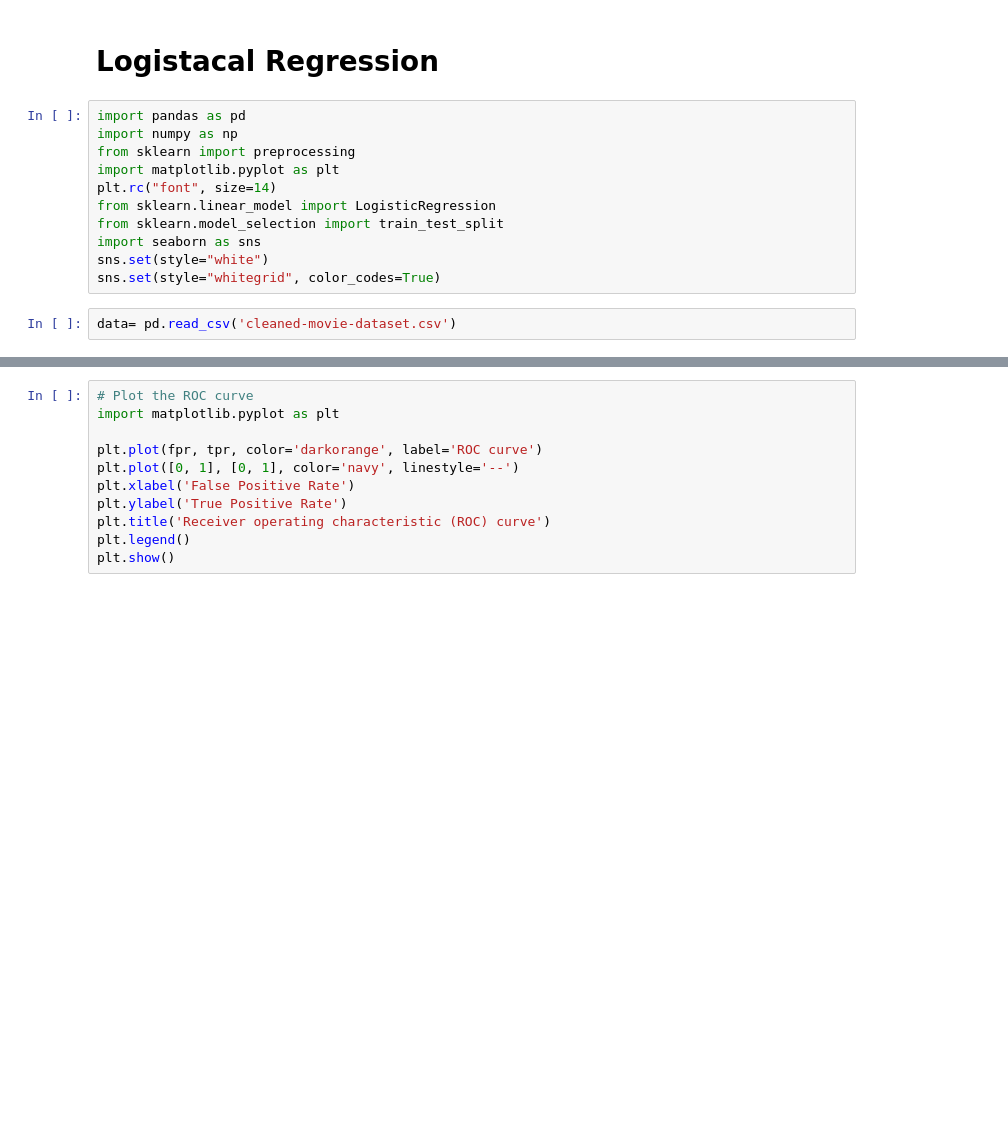
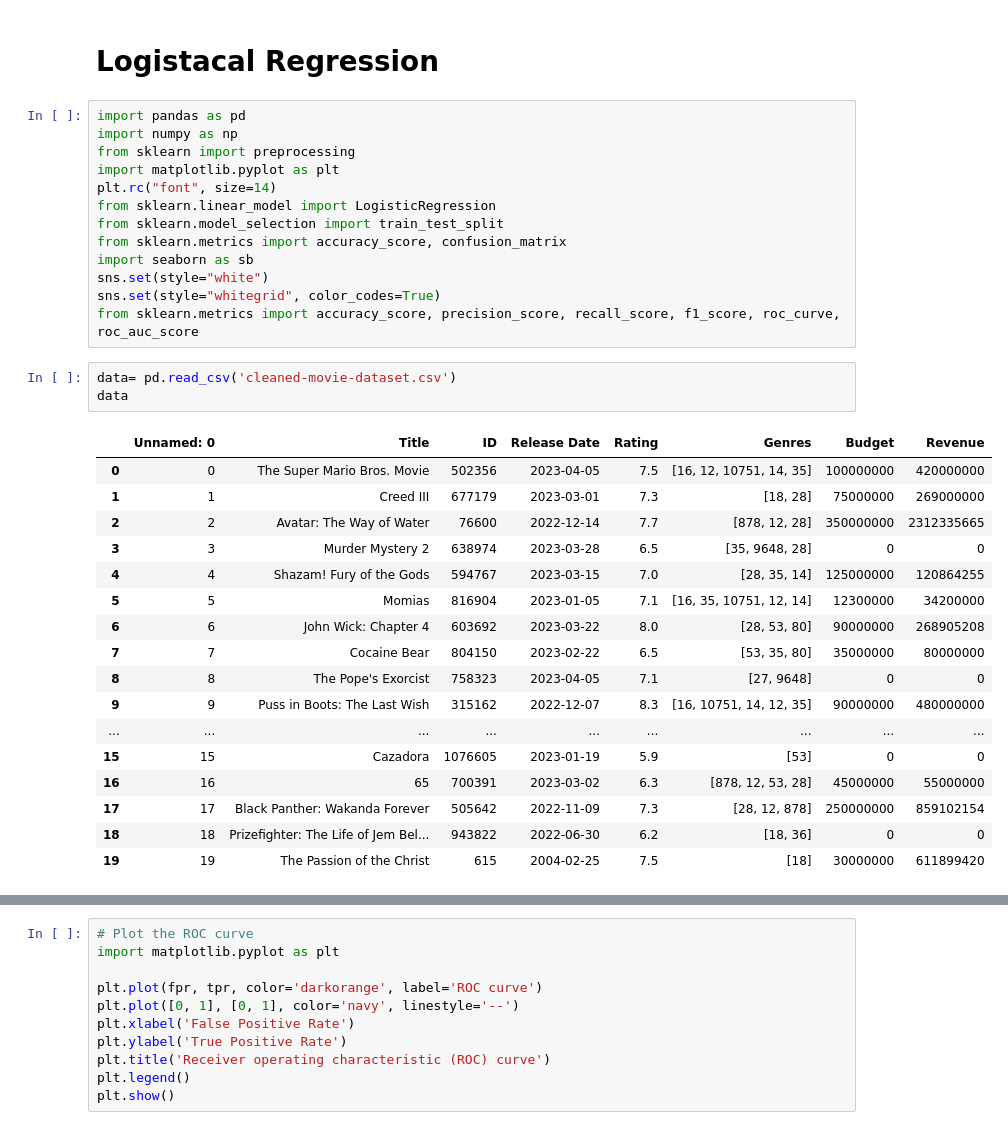
Before and after one commit to 123bros/Movie-Analysis, a Jupyter notebook: Logistical_regression-checkpoint.ipynb, the cells around one changed output, grey strips where cells are left out. Cells and saved outputs as stored; diff of their text form; blank space fills up the shorter version.

```diff
--- a/Logistical_regression-checkpoint.ipynb
+++ b/Logistical_regression-checkpoint.ipynb
@@ -8,11 +8,32 @@ import matplotlib.pyplot as plt
 plt.rc("font", size=14)
 from sklearn.linear_model import LogisticRegression
 from sklearn.model_selection import train_test_split
-import seaborn as sns
+from sklearn.metrics import accuracy_score, confusion_matrix
+import seaborn as sb
 sns.set(style="white")
 sns.set(style="whitegrid", color_codes=True)
+from sklearn.metrics import accuracy_score, precision_score, recall_score, f1_score, roc_curve, roc_auc_score
 # %%
 data= pd.read_csv('cleaned-movie-dataset.csv')
+data
+# %% [output]
+|  | Unnamed: 0 | Title | ID | Release Date | Rating | Genres | Budget | Revenue |
+| 0 | 0 | The Super Mario Bros. Movie | 502356 | 2023-04-05 | 7.5 | [16, 12, 10751, 14, 35] | 100000000 | 420000000 |
+| 1 | 1 | Creed III | 677179 | 2023-03-01 | 7.3 | [18, 28] | 75000000 | 269000000 |
+| 2 | 2 | Avatar: The Way of Water | 76600 | 2022-12-14 | 7.7 | [878, 12, 28] | 350000000 | 2312335665 |
+| 3 | 3 | Murder Mystery 2 | 638974 | 2023-03-28 | 6.5 | [35, 9648, 28] | 0 | 0 |
+| 4 | 4 | Shazam! Fury of the Gods | 594767 | 2023-03-15 | 7.0 | [28, 35, 14] | 125000000 | 120864255 |
+| 5 | 5 | Momias | 816904 | 2023-01-05 | 7.1 | [16, 35, 10751, 12, 14] | 12300000 | 34200000 |
+| 6 | 6 | John Wick: Chapter 4 | 603692 | 2023-03-22 | 8.0 | [28, 53, 80] | 90000000 | 268905208 |
+| 7 | 7 | Cocaine Bear | 804150 | 2023-02-22 | 6.5 | [53, 35, 80] | 35000000 | 80000000 |
+| 8 | 8 | The Pope's Exorcist | 758323 | 2023-04-05 | 7.1 | [27, 9648] | 0 | 0 |
+| 9 | 9 | Puss in Boots: The Last Wish | 315162 | 2022-12-07 | 8.3 | [16, 10751, 14, 12, 35] | 90000000 | 480000000 |
+| ... | ... | ... | ... | ... | ... | ... | ... | ... |
+| 15 | 15 | Cazadora | 1076605 | 2023-01-19 | 5.9 | [53] | 0 | 0 |
+| 16 | 16 | 65 | 700391 | 2023-03-02 | 6.3 | [878, 12, 53, 28] | 45000000 | 55000000 |
+| 17 | 17 | Black Panther: Wakanda Forever | 505642 | 2022-11-09 | 7.3 | [28, 12, 878] | 250000000 | 859102154 |
+| 18 | 18 | Prizefighter: The Life of Jem Bel... | 943822 | 2022-06-30 | 6.2 | [18, 36] | 0 | 0 |
+| 19 | 19 | The Passion of the Christ | 615 | 2004-02-25 | 7.5 | [18] | 30000000 | 611899420 |
 # %%
 # Extract the required columns
 df = data[['Rating', 'Revenue', 'Budget']]
```
Also changed, not shown: parts of 14 cells of this notebook.
